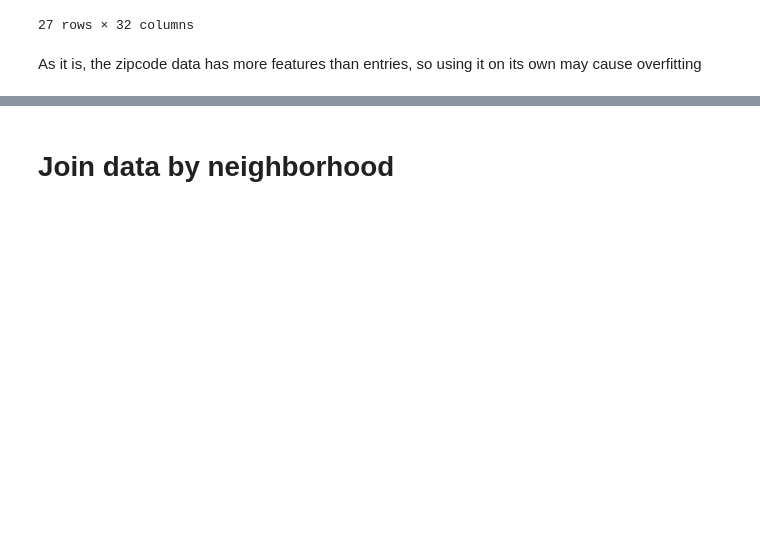
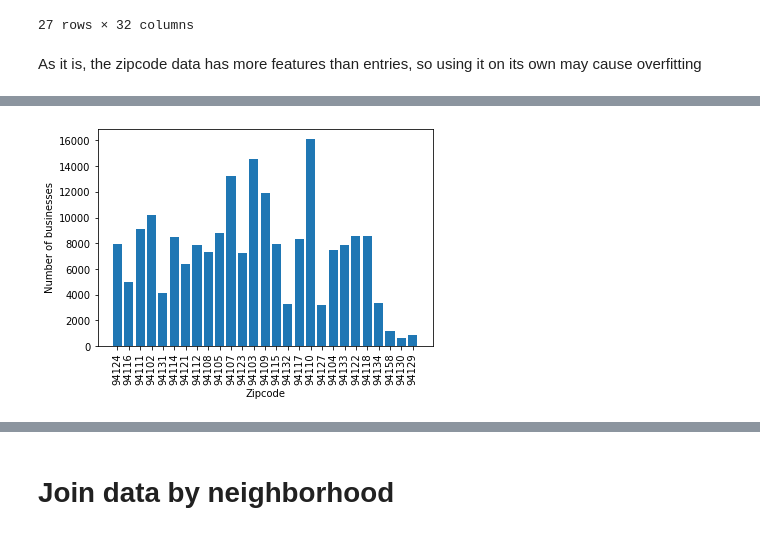
Before and after one commit to kddubey/ORIE4741Project, a Jupyter notebook: 6 - Location data.ipynb, the cells around one changed output, grey strips where cells are left out. Saved outputs shown, nothing was run; the diff lists cells and outputs as text; code cells hidden in the pictures; blank space fills up the shorter version.

Commit message:
histograms and more prediction

```diff
--- a/6 - Location data.ipynb
+++ b/6 - Location data.ipynb
@@ -577,0 +579,8 @@ As it is, the zipcode data has more features than entries, so using it on its ow
+# %%
+plt.xticks(rotation='vertical')
+plt.xlabel('Zipcode')
+plt.ylabel("Number of businesses")
+plt.bar([str(int(z)) for z in zipcode_data['Zipcode']],
+        zipcode_data['Business total']);
+# %% [output]
+[figure, added]
```
Also changed, not shown: parts of 7 cells of this notebook.
